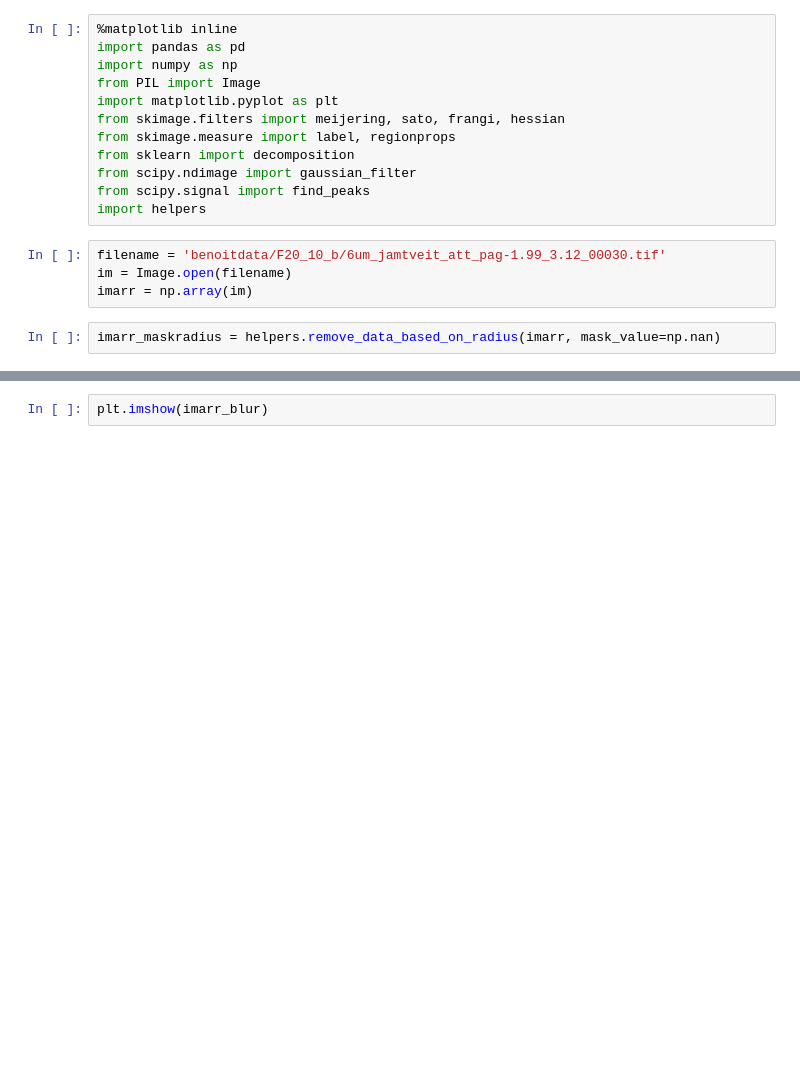
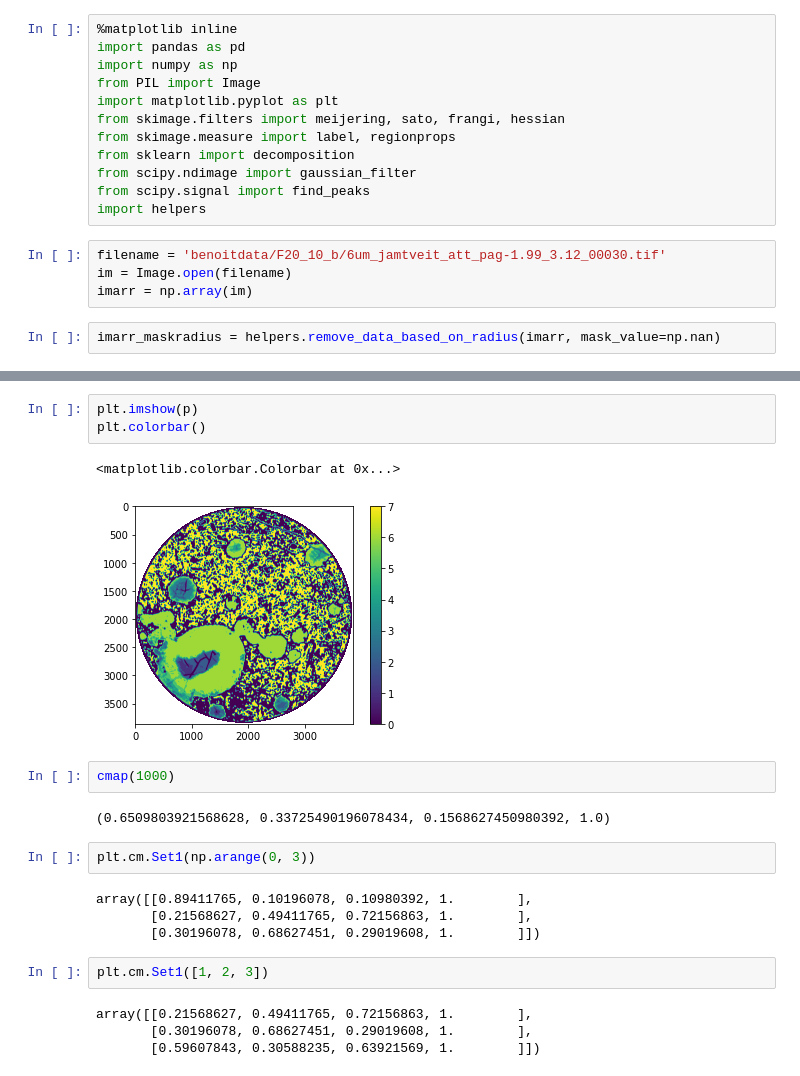
Before and after one commit to mnky9800n/faroe_segmentation, a Jupyter notebook: statistical labeling.ipynb, the cells around one changed output, grey strips where cells are left out. Cells and saved outputs as stored; diff of their text form; blank space fills up the shorter version.

```diff
--- a/statistical labeling.ipynb
+++ b/statistical labeling.ipynb
@@ -25,2 +104,22 @@ imarr_blur = gaussian_filter(imarr_maskradius, sigma=1912)
 # %%
-plt.imshow(imarr_blur)
+plt.imshow(p)
+plt.colorbar()
+# %% [output]
+<matplotlib.colorbar.Colorbar at 0x...>
+[figure, added]
+# %%
+cmap(1000)
+# %% [output]
+(0.6509803921568628, 0.33725490196078434, 0.1568627450980392, 1.0)
+# %%
+plt.cm.Set1(np.arange(0, 3))
+# %% [output]
+array([[0.89411765, 0.10196078, 0.10980392, 1.        ],
+       [0.21568627, 0.49411765, 0.72156863, 1.        ],
+       [0.30196078, 0.68627451, 0.29019608, 1.        ]])
+# %%
+plt.cm.Set1([1, 2, 3])
+# %% [output]
+array([[0.21568627, 0.49411765, 0.72156863, 1.        ],
+       [0.30196078, 0.68627451, 0.29019608, 1.        ],
+       [0.59607843, 0.30588235, 0.63921569, 1.        ]])
```
Also changed, not shown: parts of 26 cells of this notebook, 1 other file.
